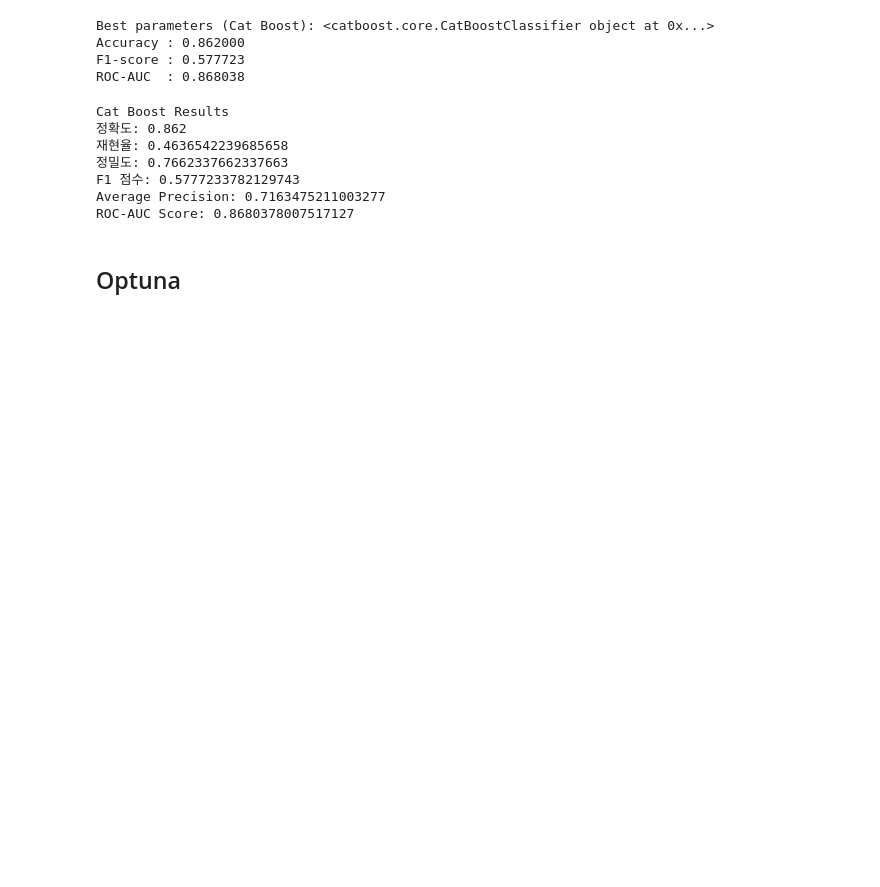
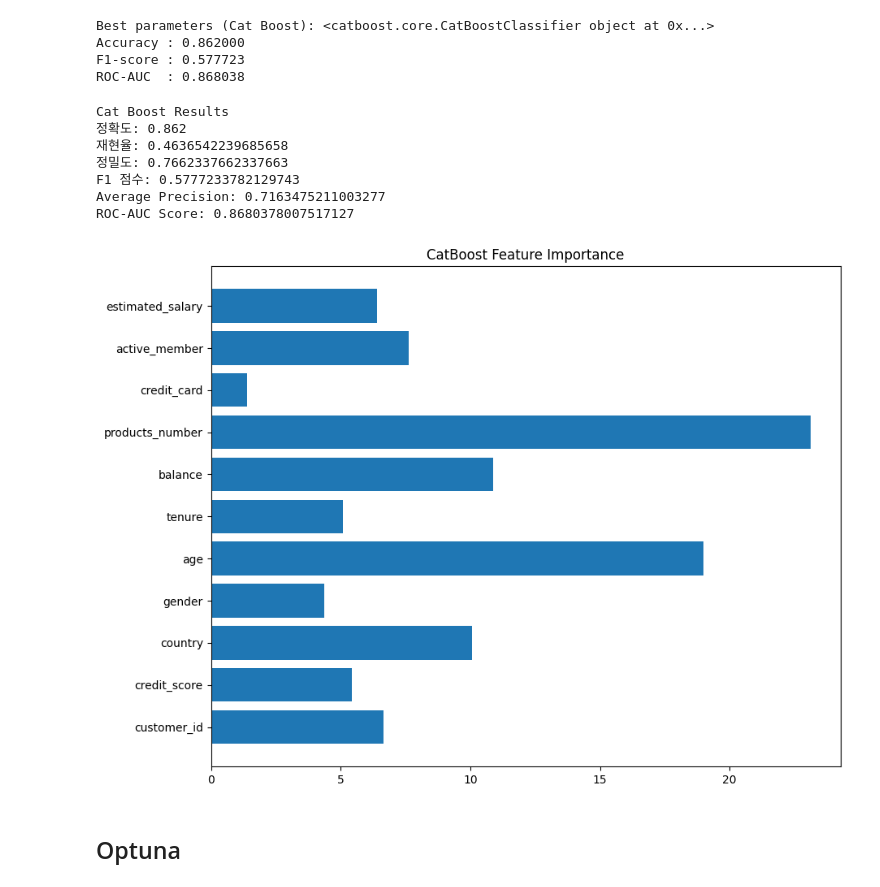
Before and after one commit to SKNETWORKS-FAMILY-AICAMP/SKN21-2nd-1Team, a Jupyter notebook: dkjung/churn.ipynb, the cells around one changed output. Cells and saved outputs as stored; diff of their text form; code cells hidden in the pictures; blank space fills up the shorter version.

```diff
--- a/dkjung/churn.ipynb
+++ b/dkjung/churn.ipynb
@@ -546,7 +583,7 @@ dtype: int32
 ## CatBoost
 # %%
 from catboost import CatBoostClassifier
-cat = CatBoostClassifier(random_state=10, eval_metric='AUC', loss_function='Logloss')
+cat = CatBoostClassifier(random_state=10, eval_metric='AUC', loss_function='Logloss',verbose=False)
 
 
 param_cat = {'n_estimators': [200,400,600],'learning_rate': [0.05, 0.1], 'depth': [5, 7, 9]}
@@ -555,7 +592,6 @@ cat_cv = RandomizedSearchCV(estimator = cat,
                    param_distributions = param_cat,
                    scoring='roc_auc',
                    n_iter = 5,
-                   verbose=2,
                    random_state=10,
                    n_jobs = -1
 )
@@ -616,6 +635,20 @@ Cat Boost Results
 F1 점수: 0.5777233782129743
 Average Precision: 0.7163475211003277
 ROC-AUC Score: 0.8680378007517127
+# %%
+from catboost import Pool
+
+feature_importances = best_cat.get_feature_importance(
+    type='PredictionValuesChange'
+)
+feature_names = best_cat.feature_names_
+
+plt.figure(figsize=(10, 8))
+plt.barh(feature_names, feature_importances)
+plt.title("CatBoost Feature Importance")
+plt.show()
+# %% [output]
+[figure, added]
 # %% [markdown]
 ## Optuna
 # %%
```
Also changed, not shown: parts of 23 cells of this notebook, 4 other files.
